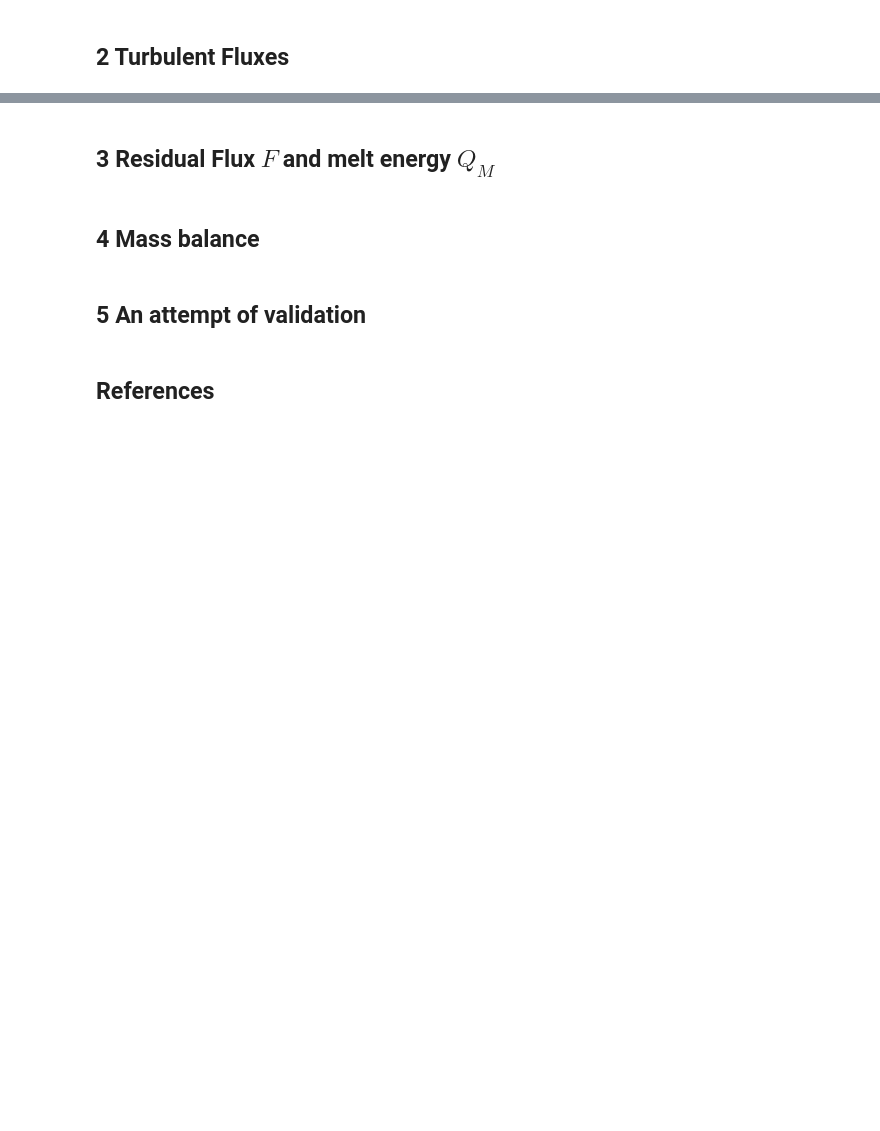
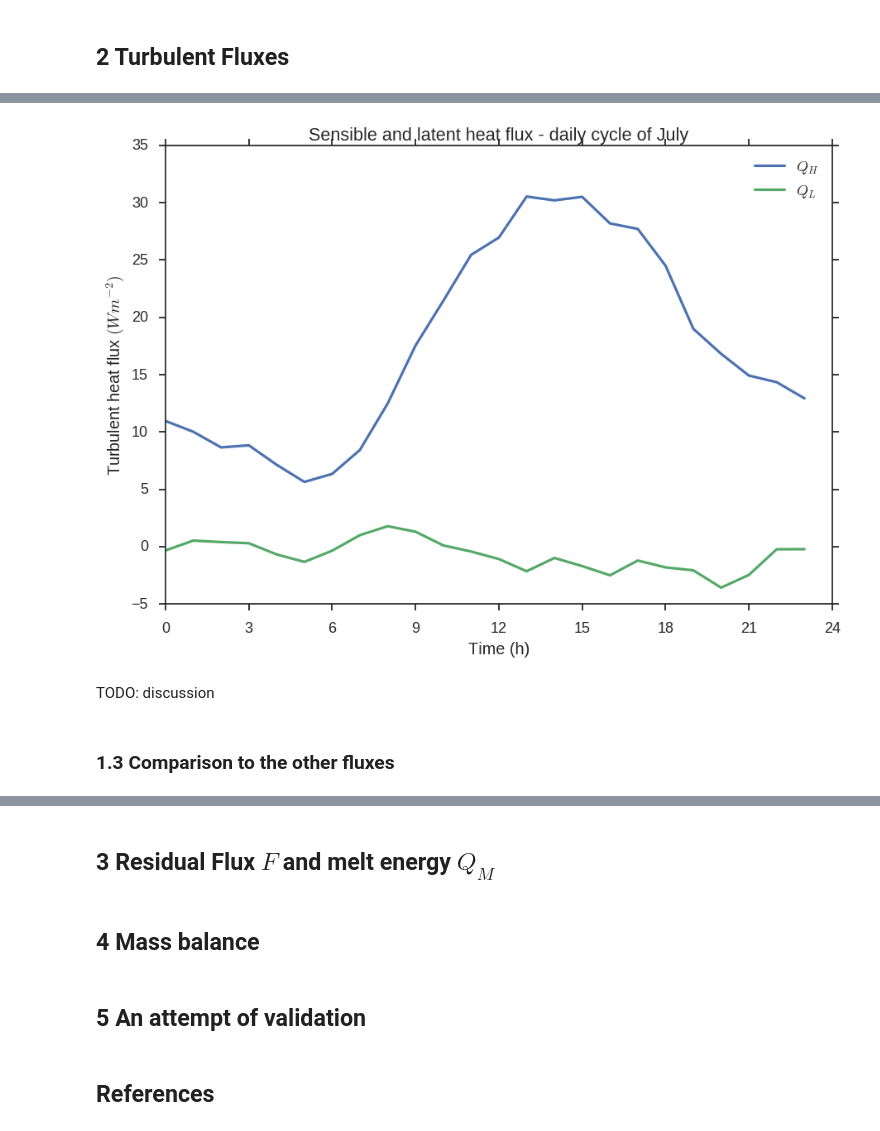
Before and after one commit to Matze77/Cryosphere, a Jupyter notebook: cryo_project.ipynb, the cells around one changed output, grey strips where cells are left out. Saved outputs shown, nothing was run; the diff lists cells and outputs as text; code cells hidden in the pictures; blank space fills up the shorter version.

```diff
--- a/cryo_project.ipynb
+++ b/cryo_project.ipynb
@@ -232,0 +441,18 @@ plt.suptitle("Correlation of $\mathrm{LW_{out}}$ and $\mathrm{SW_{out}/SW_{in}}$
+# %%
+df11_jul = df11.loc[df.index.month == 7]
+jul_daily_cycle = df11_jul.groupby(df11_jul.index.hour).mean()
+#TODO: evtl: jan_daily_cycle.index = jan_daily_cycle.index + 0.5
+# %%
+jul_daily_cycle['Q_H'].plot(label='$Q_H$');
+jul_daily_cycle['Q_L'].plot(label='$Q_L$');
+plt.xticks(np.arange(0,25,3));
+plt.xlabel('Time (h)');
+plt.ylabel('Turbulent heat flux $(W m^{-2})$');
+plt.title('Sensible and latent heat flux - daily cycle of July');
+plt.legend();
+# %% [output]
+[figure, added]
+# %% [markdown]
+TODO: discussion
+# %% [markdown]
+### 1.3 Comparison to the other fluxes
```
Also changed, not shown: parts of 47 cells of this notebook.
